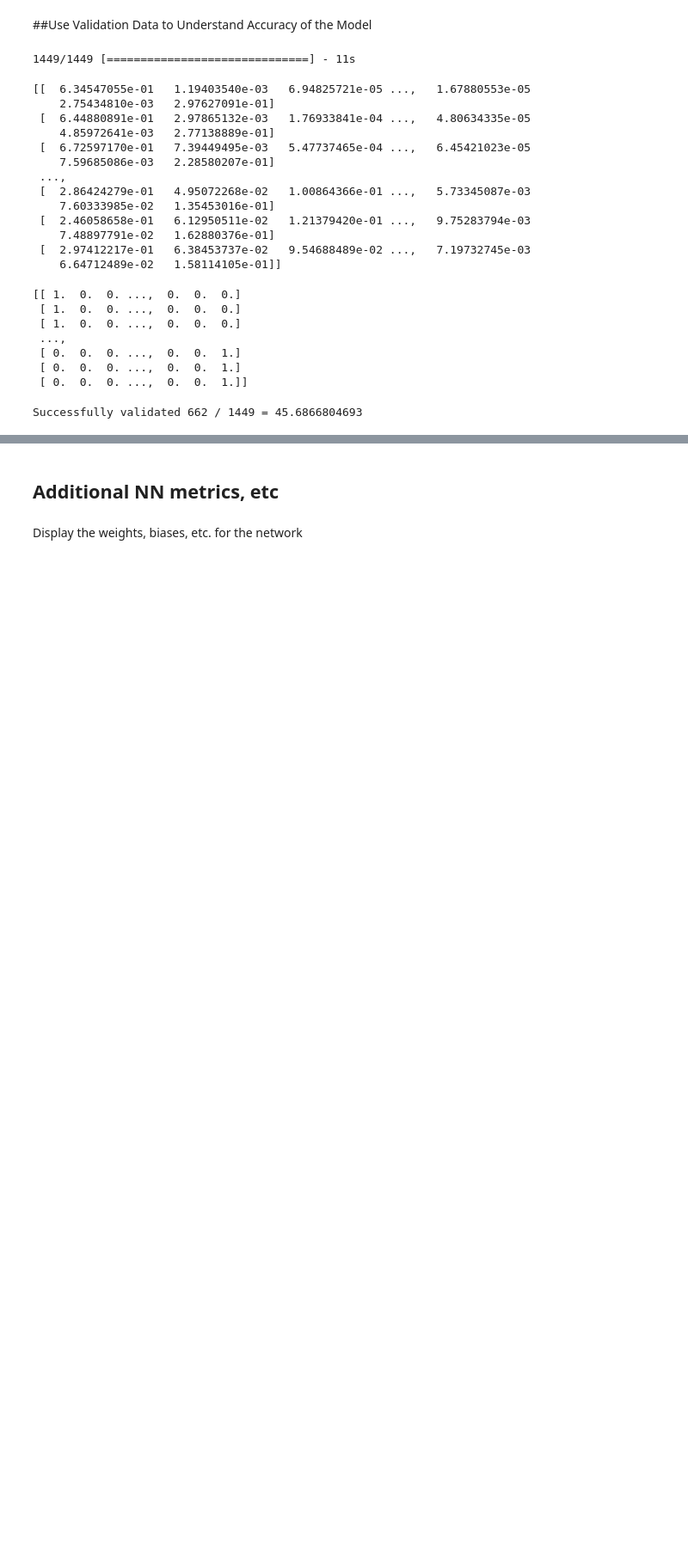
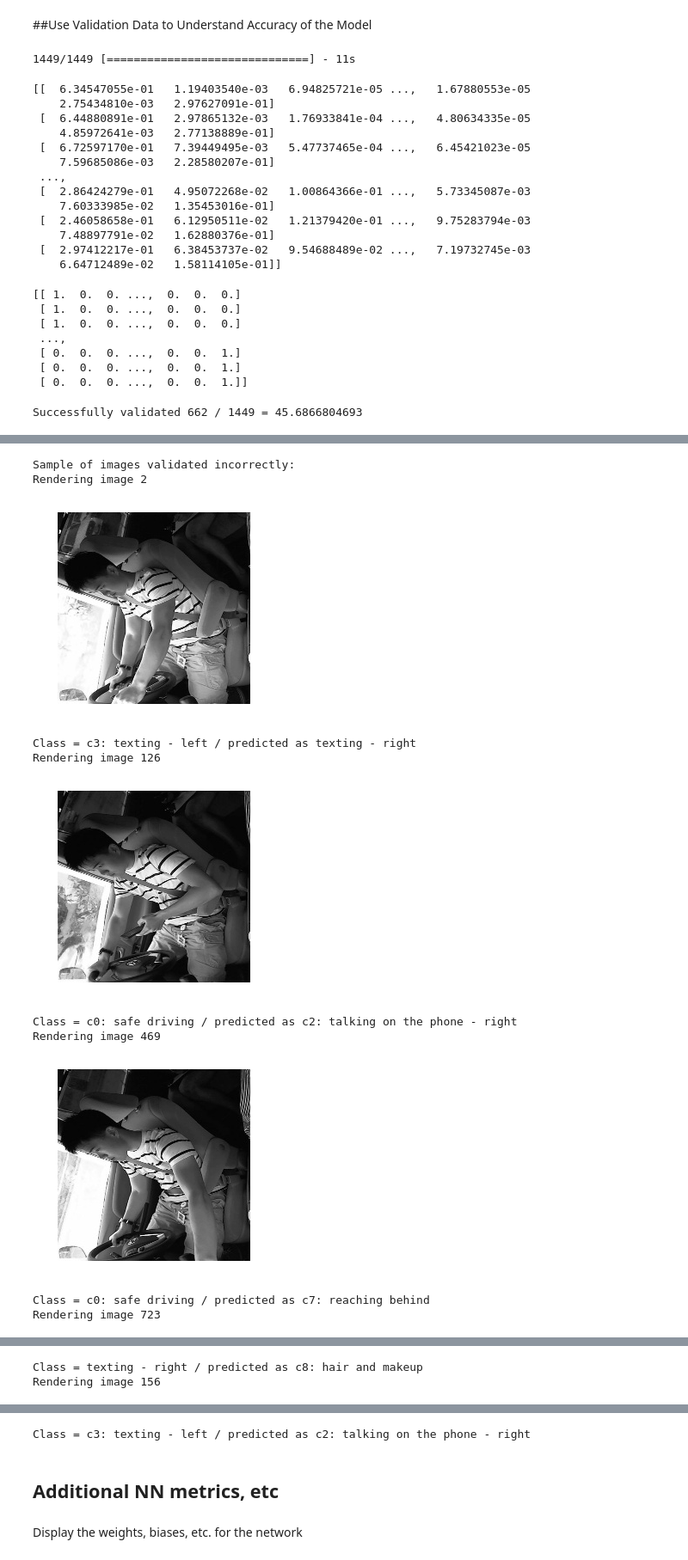
Before and after one commit to markstrefford/state-farm, a Jupyter notebook: state-farm-Copy1.ipynb, the cells around one changed output, grey strips where cells are left out. Shown at 86% size. Saved outputs shown, nothing was run; the diff lists cells and outputs as text; code cells hidden in the pictures; blank space fills up the shorter version.

Commit message:
Working on rendering validation images

```diff
--- a/state-farm-Copy1.ipynb
+++ b/state-farm-Copy1.ipynb
@@ -676,10 +676,10 @@ def probability_to_binary(predictions):
 
 # Currently unused
 def show_image(image):
-    img = image.transpose(1,2,0)
+    img = image.squeeze()  #transpose(1,2,0)
     plt.axis("off")
     #plt.imshow(cv2.cvtColor(image, cv2.COLOR_BGR2RGB))
-    plt.imshow(img, cmap='gray', interpolation='nearest')
+    plt.imshow(img.transpose(0,1), cmap='gray', interpolation='nearest')
     plt.show()
     #print image.shape
     #plt.imshow(image)
@@ -706,6 +706,17 @@ print "Successfully validated {} / {} = {}%".format(len(success), c, (float(len(
 #print "Failed: {}".format(failed)
 # %% [output]
 Successfully validated 662 / 1449 = 45.6866804693
+# %%
+labels = [  'c0: safe driving',
+            'texting - right',
+            'c2: talking on the phone - right',
+            'c3: texting - left',
+            'c4: talking on the phone - left',
+            'c5: operating the radio',
+            'c6: drinking',
+            'c7: reaching behind',
+            'c8: hair and makeup',
+            'c9: talking to passenger']
 # %%
 #print success
 
@@ -728,0 +756,19 @@ TypeError: Invalid dimensions for image data
+# %%
+print "Sample of images validated incorrectly:"
+for f in np.random.choice(len(failed), 5, replace = False):
+    print "Rendering image {}".format(f)
+    image = X_valid[f]
+    show_image(image)
+    print "Class = {} / predicted as {}".format(labels[failed[f][2]], labels[failed[f][1]])
+# %% [output]
+Sample of images validated incorrectly:
+Rendering image 2
+[figure, added]
+Class = c3: texting - left / predicted as texting - right
+Rendering image 126
+[figure, added]
+Class = c0: safe driving / predicted as c2: talking on the phone - right
+Rendering image 469
+[figure, added]
+Class = c0: safe driving / predicted as c7: reaching behind
+Rendering image 723
@@ -728,0 +776,2 @@ TypeError: Invalid dimensions for image data
+Class = texting - right / predicted as c8: hair and makeup
+Rendering image 156
@@ -729,3 +779,4 @@ TypeError: Invalid dimensions for image data
+Class = c3: texting - left / predicted as c2: talking on the phone - right
 # %% [markdown]
 ## Additional NN metrics, etc
 # %% [markdown]
```
Also changed, not shown: parts of 2 cells of this notebook.
